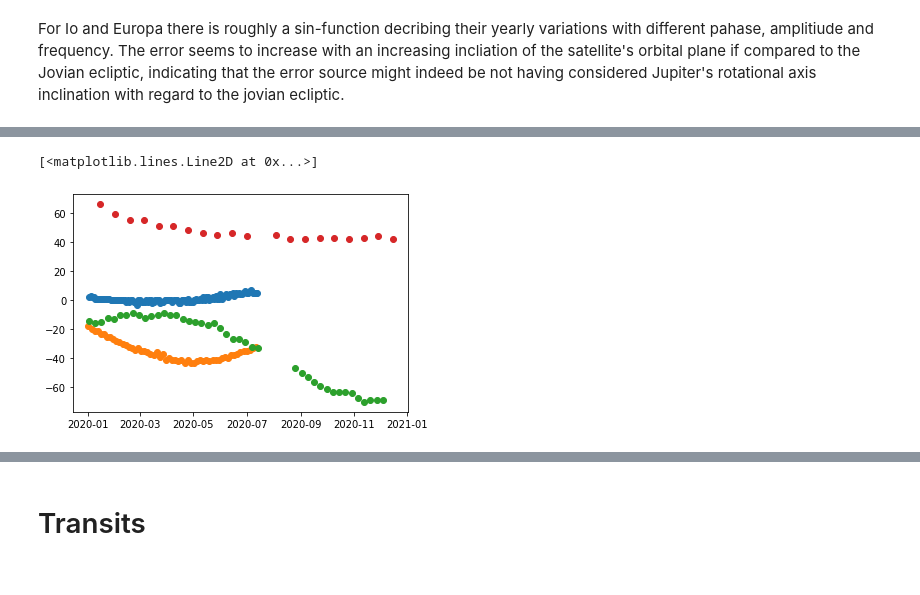
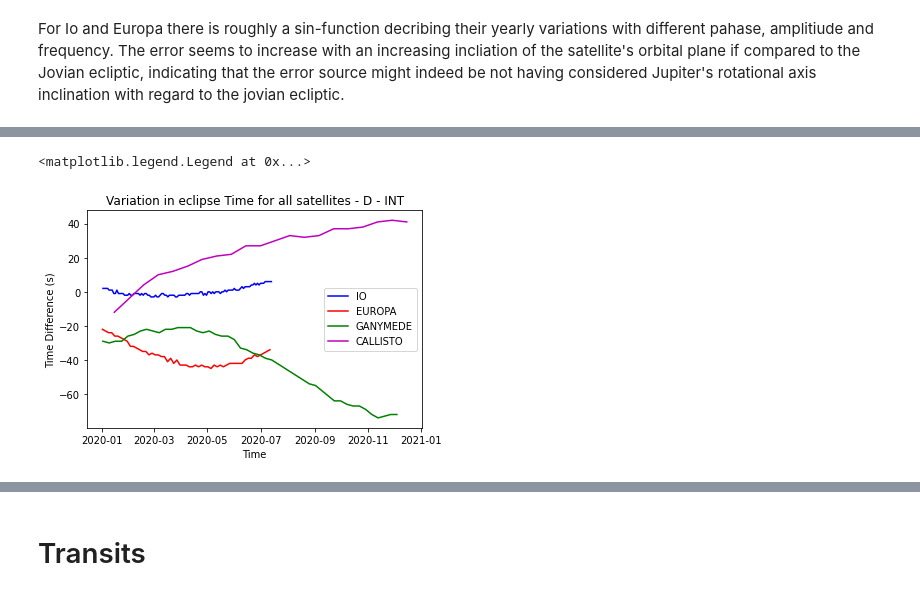
Before and after one commit to vittorioserra/jupiter_moons, a Jupyter notebook: pymeeus-master/analyzeEvent/Data Analysis.ipynb, the cells around one changed output, grey strips where cells are left out. Drawn from its saved outputs; the diff is of its cells as text; code cells hidden in the pictures.

```diff
--- a/pymeeus-master/analyzeEvent/Data Analysis.ipynb
+++ b/pymeeus-master/analyzeEvent/Data Analysis.ipynb
@@ -201,31 +510,34 @@ Callisto's diverging pattern is somewhat strange, nevertheless the error increas
 # %%
-df_EC_INT_IO= df[((df.Satellite == 1)&(df.Type1 == 'EC')&(df.Type2 == 'D')&(df.Type3 == 'EXT'))]
+df_EC_INT_IO_INT= df[((df.Satellite == 1)&(df.Type1 == 'EC')&(df.Type2 == 'D')&(df.Type3 == 'INT'))]
+df_EC_INT_IO_INT= df_EC_INT_IO_INT[[ 'DateTimeEventTT','deltaTime']]
 
-df_EC_INT_IO= df_EC_INT_IO[[ 'DateTimeEventTT','deltaTime']]
+dates_int = matplotlib.dates.date2num(df_EC_INT_IO_INT['DateTimeEventTT'].to_numpy())
+matplotlib.pyplot.plot_date(dates_int, df_EC_INT_IO_INT['deltaTime'].to_numpy(), 'b-')
 
-dates = matplotlib.dates.date2num(df_EC_INT_IO['DateTimeEventTT'].to_numpy())
-matplotlib.pyplot.plot_date(dates, df_EC_INT_IO['deltaTime'].to_numpy())
+df_EC_INT_IO_INT= df[((df.Satellite == 2)&(df.Type1 == 'EC')&(df.Type2 == 'D')&(df.Type3 == 'INT'))]
 
-df_EC_INT_EUROPA= df[((df.Satellite == 2)&(df.Type1 == 'EC')&(df.Type2 == 'D')&(df.Type3 == 'EXT'))]
+df_EC_INT_IO_INT= df_EC_INT_IO_INT[[ 'DateTimeEventTT','deltaTime']]
 
-df_EC_INT_EUROPA= df_EC_INT_EUROPA[[ 'DateTimeEventTT','deltaTime']]
+dates_int = matplotlib.dates.date2num(df_EC_INT_IO_INT['DateTimeEventTT'].to_numpy())
+matplotlib.pyplot.plot_date(dates_int, df_EC_INT_IO_INT['deltaTime'].to_numpy(), 'r-')
 
-dates = matplotlib.dates.date2num(df_EC_INT_EUROPA['DateTimeEventTT'].to_numpy())
-matplotlib.pyplot.plot_date(dates, df_EC_INT_EUROPA['deltaTime'].to_numpy())
+df_EC_INT_IO_INT= df[((df.Satellite == 3)&(df.Type1 == 'EC')&(df.Type2 == 'D')&(df.Type3 == 'INT'))]
+df_EC_INT_IO_INT= df_EC_INT_IO_INT[[ 'DateTimeEventTT','deltaTime']]
 
-df_EC_INT_GANYMEDE= df[((df.Satellite == 3)&(df.Type1 == 'EC')&(df.Type2 == 'D')&(df.Type3 == 'EXT'))]
+dates_int = matplotlib.dates.date2num(df_EC_INT_IO_INT['DateTimeEventTT'].to_numpy())
+matplotlib.pyplot.plot_date(dates_int, df_EC_INT_IO_INT['deltaTime'].to_numpy(), 'g-')
 
-df_EC_INT_GANYMEDE= df_EC_INT_GANYMEDE[[ 'DateTimeEventTT','deltaTime']]
+df_EC_INT_IO_INT= df[((df.Satellite == 4)&(df.Type1 == 'EC')&(df.Type2 == 'D')&(df.Type3 == 'INT'))]
 
-dates = matplotlib.dates.date2num(df_EC_INT_GANYMEDE['DateTimeEventTT'].to_numpy())
-matplotlib.pyplot.plot_date(dates, df_EC_INT_GANYMEDE['deltaTime'].to_numpy())
+df_EC_INT_IO_INT= df_EC_INT_IO_INT[[ 'DateTimeEventTT','deltaTime']]
 
-df_EC_INT_CALLISTO= df[((df.Satellite == 4)&(df.Type1 == 'EC')&(df.Type2 == 'D')&(df.Type3 == 'EXT'))]
+dates_int = matplotlib.dates.date2num(df_EC_INT_IO_INT['DateTimeEventTT'].to_numpy())
+matplotlib.pyplot.plot_date(dates_int, df_EC_INT_IO_INT['deltaTime'].to_numpy(), 'm-')
 
-df_EC_INT_CALLISTO= df_EC_INT_CALLISTO[[ 'DateTimeEventTT','deltaTime']]
-
-dates = matplotlib.dates.date2num(df_EC_INT_CALLISTO['DateTimeEventTT'].to_numpy())
-matplotlib.pyplot.plot_date(dates, df_EC_INT_CALLISTO['deltaTime'].to_numpy())
+plt.ylabel('Time Difference (s)')
+plt.xlabel('Time')
+plt.title('Variation in eclipse Time for all satellites - D - INT')
+plt.legend(('IO', 'EUROPA', 'GANYMEDE', 'CALLISTO'))
 # %% [output]
-[<matplotlib.lines.Line2D at 0x...>]
+<matplotlib.legend.Legend at 0x...>
-[figure, old version]
+[figure, new version]
```
Also changed, not shown: parts of 62 cells of this notebook, 3 other files.
